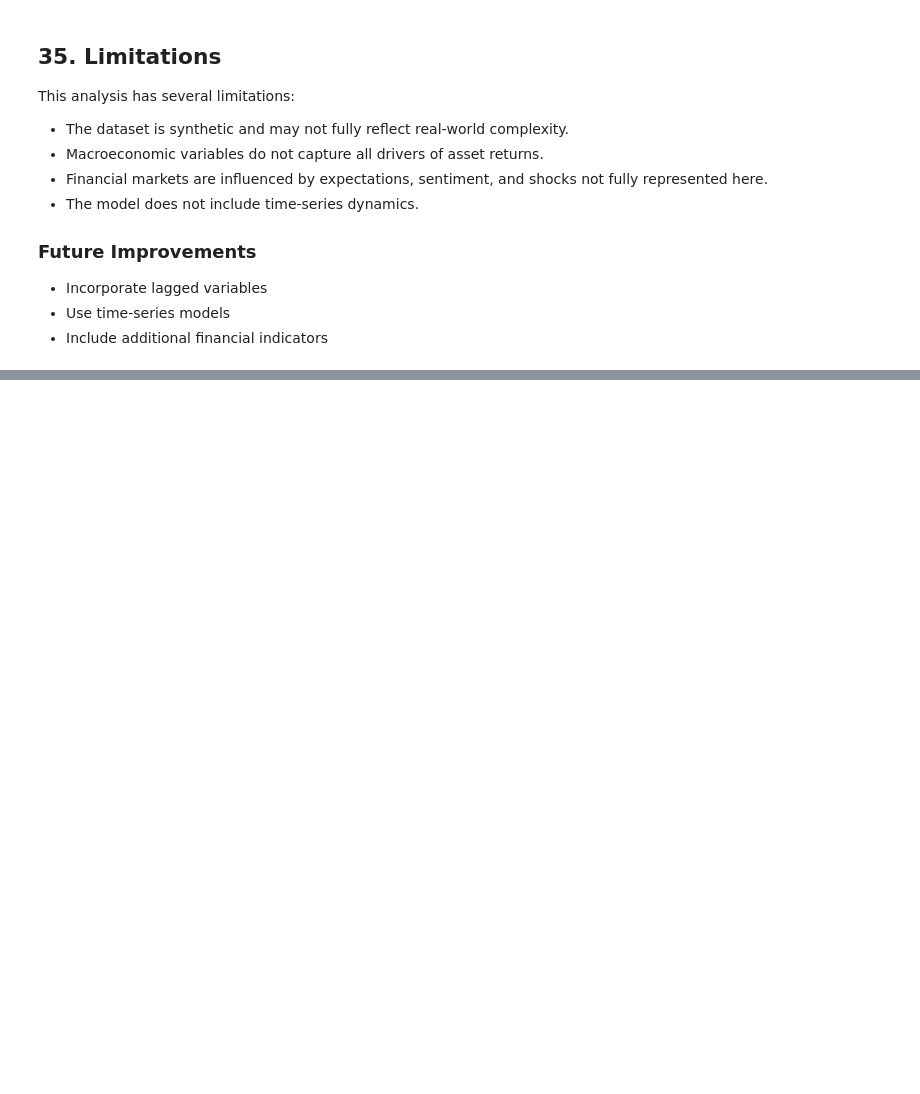
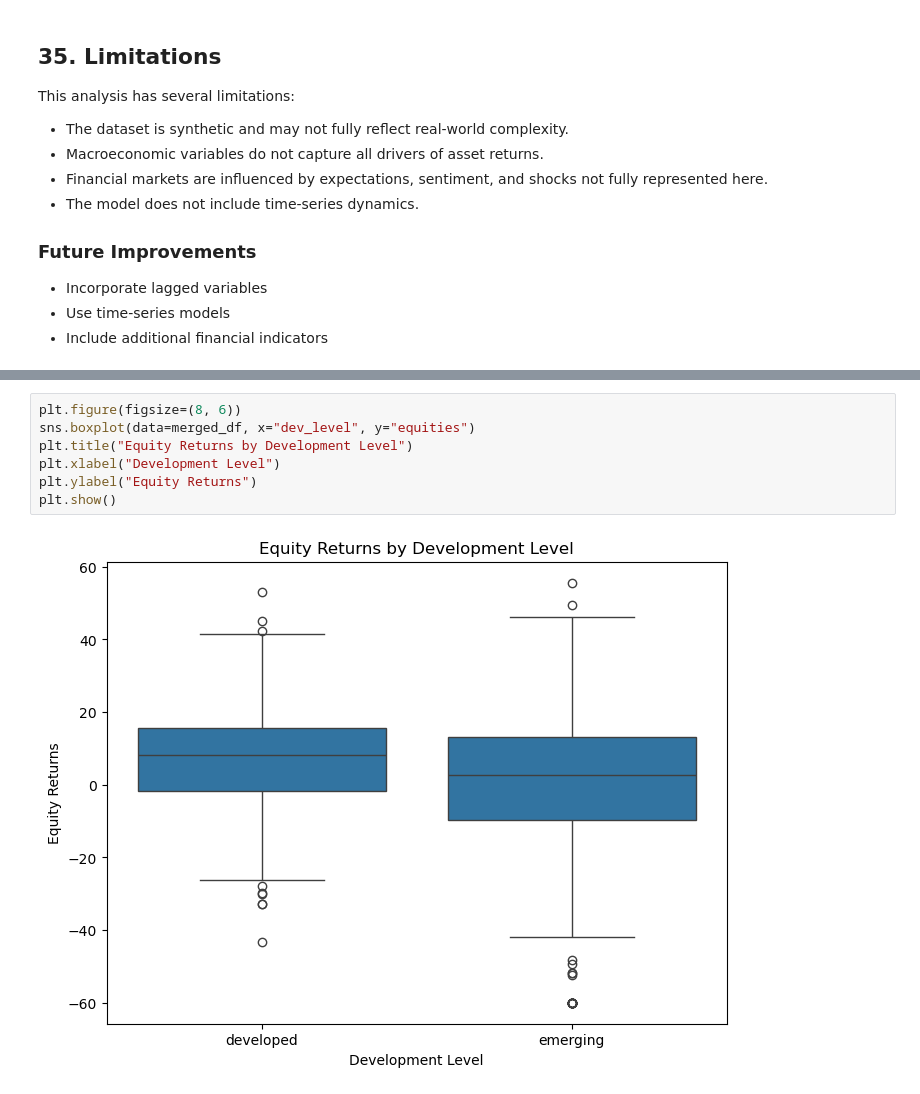
Before and after one commit to Wexwer/Macroeconomics-Indicators-Effect, a Jupyter notebook: Data Science/Exam-Project/Data Source/macroeconomic_indicators_effect_project.ipynb, the cells around one changed output, grey strips where cells are left out. Drawn from its saved outputs; the diff is of its cells as text; blank space fills up the shorter version.

```diff
--- a/Data Science/Exam-Project/Data Source/macroeconomic_indicators_effect_project.ipynb
+++ b/Data Science/Exam-Project/Data Source/macroeconomic_indicators_effect_project.ipynb
@@ -1112,0 +1251,9 @@ This analysis has several limitations:
+# %%
+plt.figure(figsize=(8, 6))
+sns.boxplot(data=merged_df, x="dev_level", y="equities")
+plt.title("Equity Returns by Development Level")
+plt.xlabel("Development Level")
+plt.ylabel("Equity Returns")
+plt.show()
+# %% [output]
+[figure, added]
```
Also changed, not shown: parts of 14 cells of this notebook.
